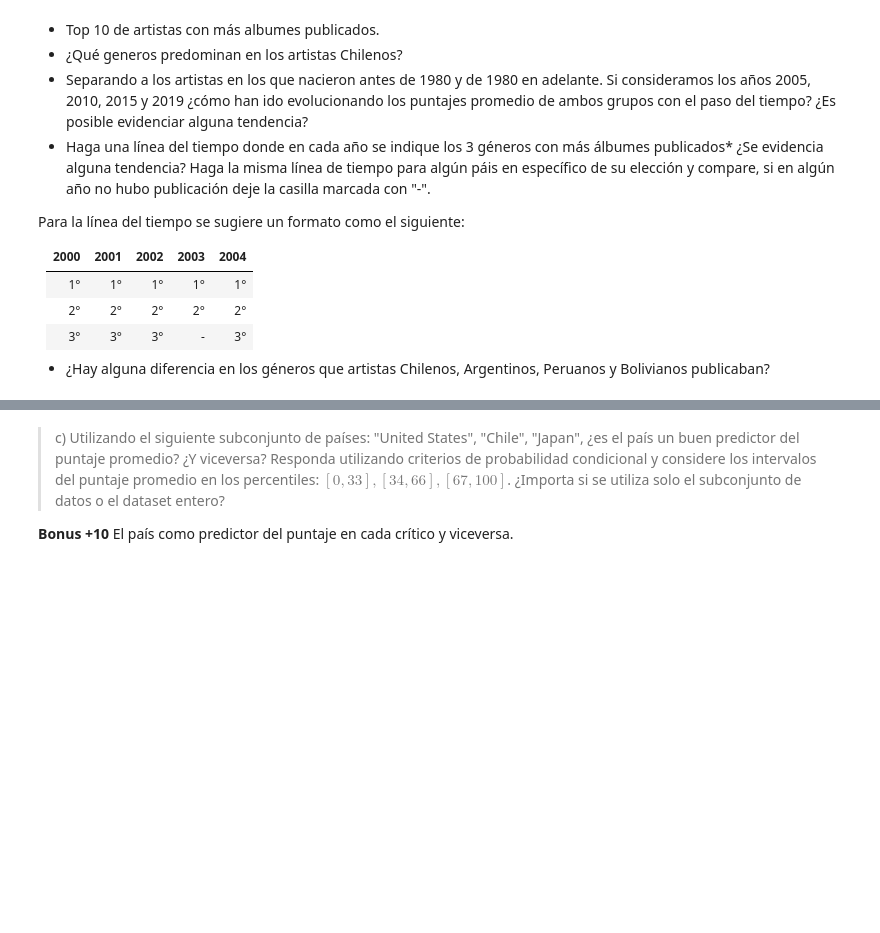
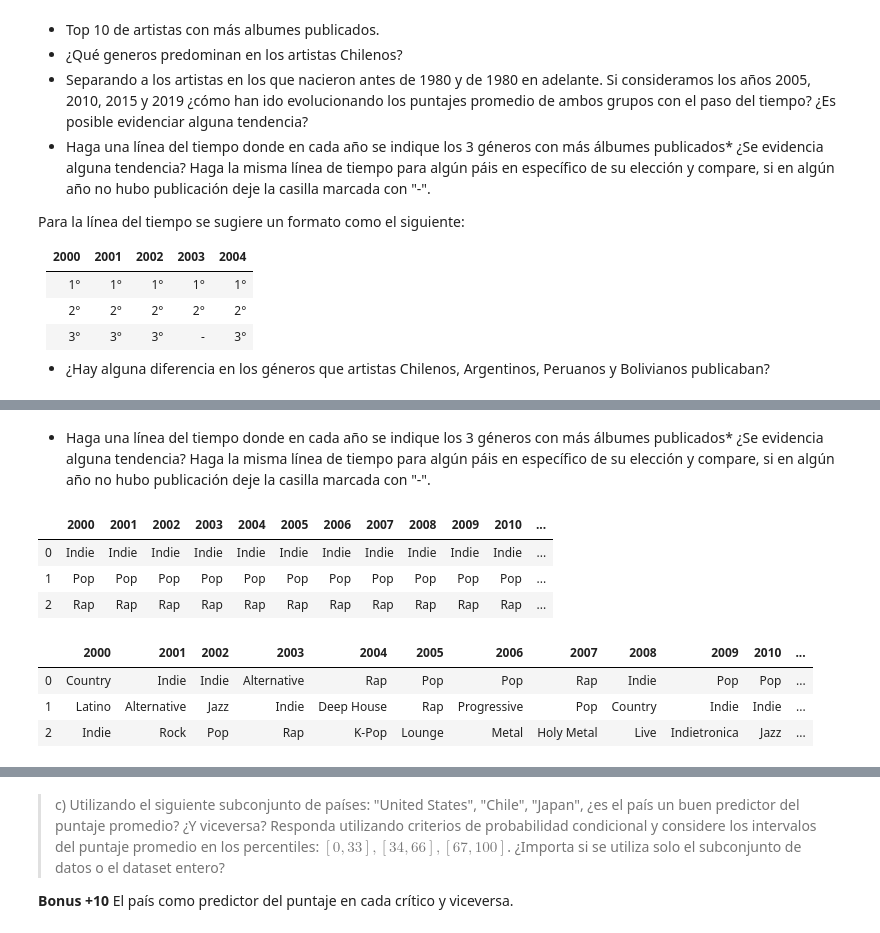
Before and after one commit to Felipitoo/estaca2, a Jupyter notebook: Laboratorio 2.ipynb, the cells around one changed output, grey strips where cells are left out. Drawn from its saved outputs; the diff is of its cells as text; code cells hidden in the pictures; blank space fills up the shorter version.

```diff
--- a/Laboratorio 2.ipynb
+++ b/Laboratorio 2.ipynb
@@ -316,0 +805,53 @@ Para la línea del tiempo se sugiere un formato como el siguiente:
+# %% [markdown]
+* Haga una línea del tiempo donde en cada año se indique los 3 géneros con más álbumes publicados* ¿Se evidencia alguna tendencia? Haga la misma línea de tiempo para algún páis en específico de su elección y compare, si en algún año no hubo publicación deje la casilla marcada con "-".
+# %%
+anios = list(new_df["year_of_pub"].unique())
+
+anios.sort()
+generos = list(new_df["genre"].unique())
+
+creator_timeline = {}
+
+
+
+for anio in anios:
+    aux = {"Genero": [] ,"Cuantos" : []}
+    periodo = new_df[new_df["year_of_pub"] == anio].groupby("genre")
+    for genero in generos:
+        aux_df = periodo.get_group(genero)
+        aux["Genero"].append(genero)
+        aux["Cuantos"].append(aux_df["id_x"].size)
+    df_anio = pd.DataFrame(aux)
+    df_anio = df_anio.sort_values(by=["Cuantos"],ascending=False)
+    creator_timeline[anio] = [df_anio.iloc[0]["Genero"],df_anio.iloc[1]["Genero"],df_anio.iloc[2]["Genero"]]
+
+df_timeline = pd.DataFrame(creator_timeline)
+
+display(df_timeline)
+
+creator_timeline1 = {}
+
+for anio in anios:
+    aux = {"Genero": [] ,"Cuantos" : []}
+    periodo = new_df[(new_df["year_of_pub"] == anio) & (new_df["country"] == "United States")].groupby("genre")
+    generos = list(new_df[(new_df["year_of_pub"] == anio) & (new_df["country"] == "United States")]["genre"].unique())
+    for genero in generos:
+        aux_df = periodo.get_group(genero)
+        aux["Genero"].append(genero)
+        aux["Cuantos"].append(aux_df["id_x"].size)
+    df_anio = pd.DataFrame(aux)
+    df_anio = df_anio.sort_values(by=["Cuantos"],ascending=False)
+    creator_timeline1[anio] = [df_anio.iloc[0]["Genero"],df_anio.iloc[1]["Genero"],df_anio.iloc[2]["Genero"]]
+
+df_timeline1 = pd.DataFrame(creator_timeline1)
+
+display(df_timeline1)
+# %% [output]
+|  | 2000 | 2001 | 2002 | 2003 | 2004 | 2005 | 2006 | 2007 | 2008 | 2009 | 2010 | ... |
+| 0 | Indie | Indie | Indie | Indie | Indie | Indie | Indie | Indie | Indie | Indie | Indie | ... |
+| 1 | Pop | Pop | Pop | Pop | Pop | Pop | Pop | Pop | Pop | Pop | Pop | ... |
+| 2 | Rap | Rap | Rap | Rap | Rap | Rap | Rap | Rap | Rap | Rap | Rap | ... |
+|  | 2000 | 2001 | 2002 | 2003 | 2004 | 2005 | 2006 | 2007 | 2008 | 2009 | 2010 | ... |
+| 0 | Country | Indie | Indie | Alternative | Rap | Pop | Pop | Rap | Indie | Pop | Pop | ... |
+| 1 | Latino | Alternative | Jazz | Indie | Deep House | Rap | Progressive | Pop | Country | Indie | Indie | ... |
+| 2 | Indie | Rock | Pop | Rap | K-Pop | Lounge | Metal | Holy Metal | Live | Indietronica | Jazz | ... |
```
Also changed, not shown: parts of 25 cells of this notebook.
